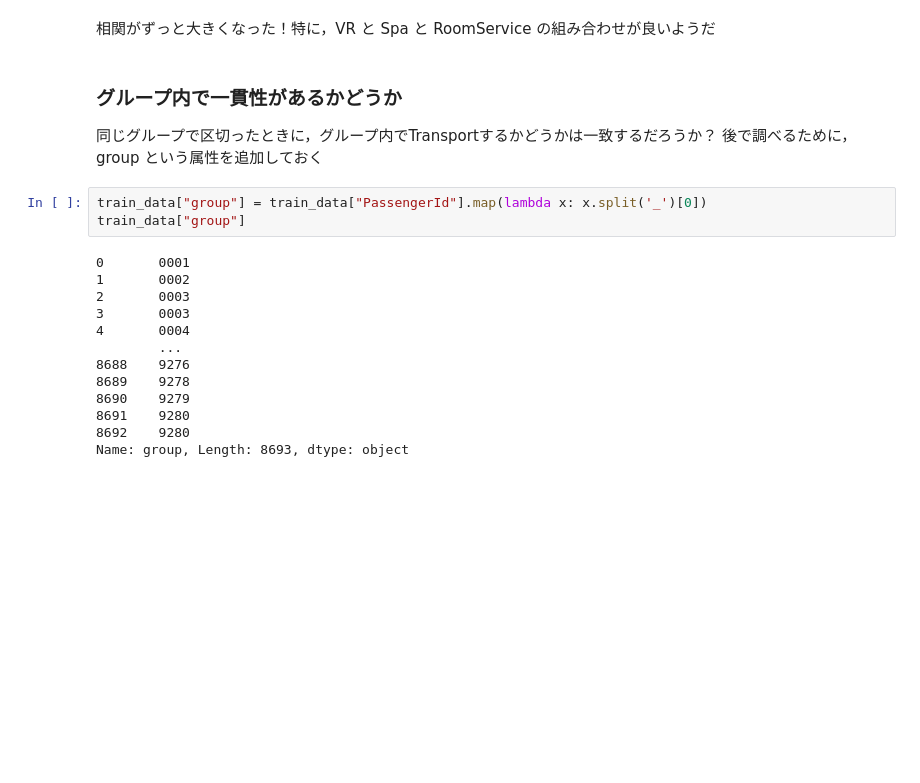
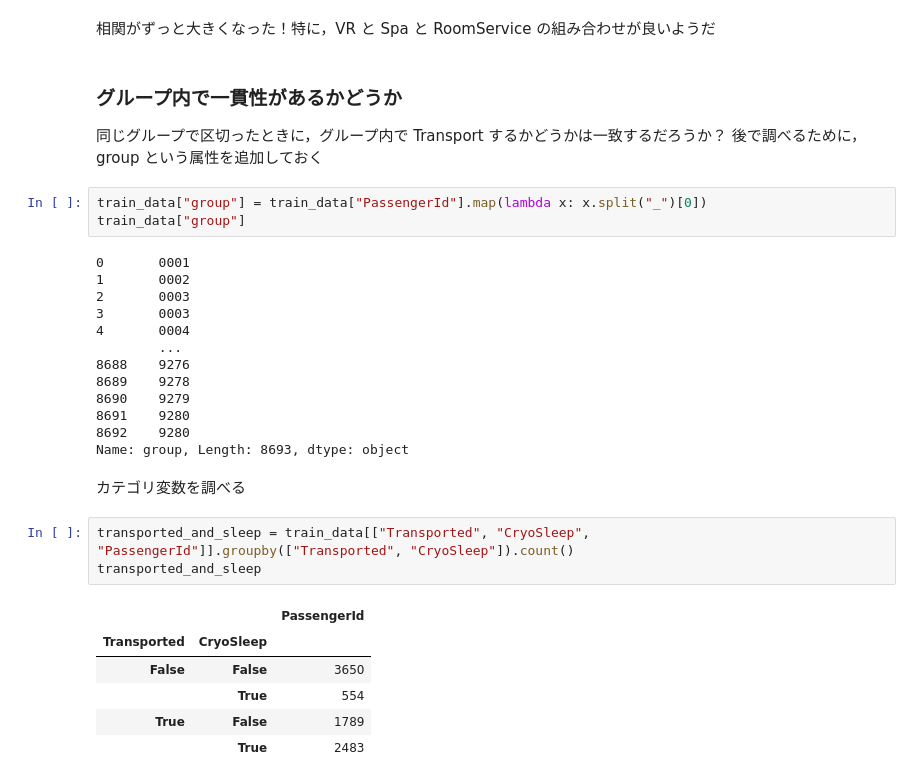
Before and after one commit to Seasawher/spaceship-titanic, a Jupyter notebook: src/notebook.ipynb, the cells around one changed output. Saved outputs shown, nothing was run; the diff lists cells and outputs as text; blank space fills up the shorter version.

```diff
--- a/src/notebook.ipynb
+++ b/src/notebook.ipynb
@@ -227,11 +238,10 @@ Name: Transported, dtype: float64
 # %% [markdown]
 ### グループ内で一貫性があるかどうか
 
-
-同じグループで区切ったときに，グループ内でTransportするかどうかは一致するだろうか？
+同じグループで区切ったときに，グループ内で Transport するかどうかは一致するだろうか？
 後で調べるために，group という属性を追加しておく
 # %%
-train_data["group"] = train_data["PassengerId"].map(lambda x: x.split('_')[0])
+train_data["group"] = train_data["PassengerId"].map(lambda x: x.split("_")[0])
 train_data["group"]
 # %% [output]
 0       0001
@@ -246,3 +256,15 @@ train_data["group"]
 8691    9280
 8692    9280
 Name: group, Length: 8693, dtype: object
+# %% [markdown]
+カテゴリ変数を調べる
+# %%
+transported_and_sleep = train_data[["Transported", "CryoSleep", "PassengerId"]].groupby(["Transported", "CryoSleep"]).count()
+transported_and_sleep
+# %% [output]
+|  |  | PassengerId |
+| Transported | CryoSleep |  |
+| False | False | 3650 |
+|  | True | 554 |
+| True | False | 1789 |
+|  | True | 2483 |
```
Also changed, not shown: parts of 18 cells of this notebook.
